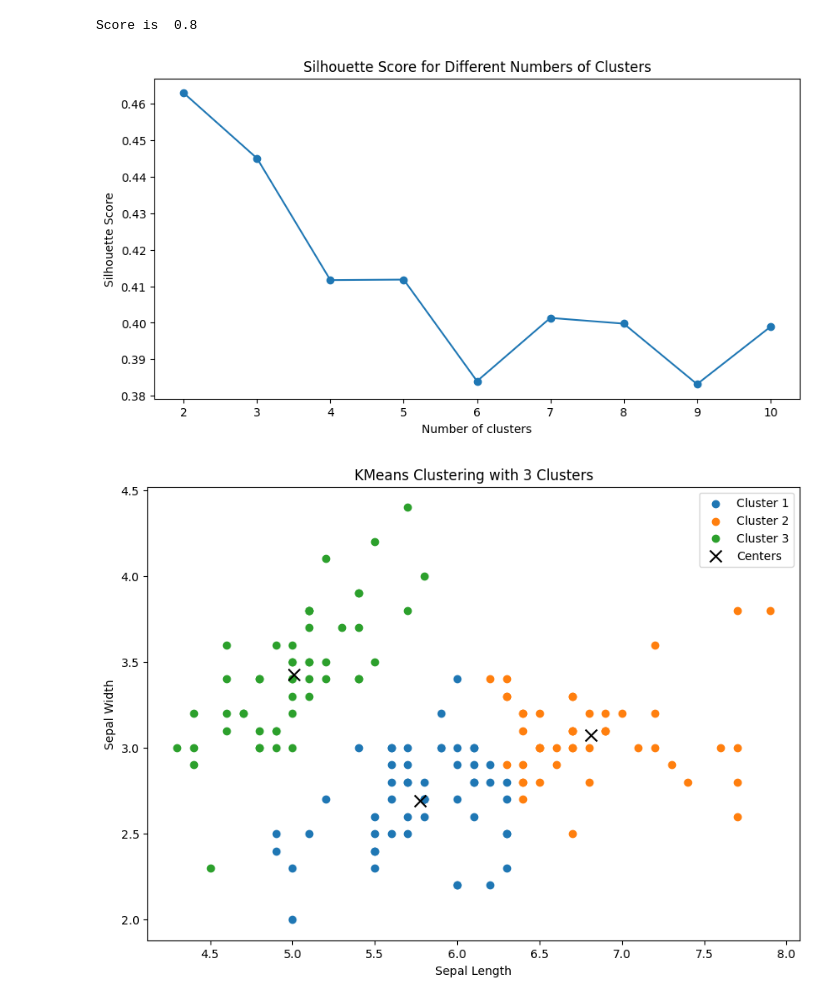
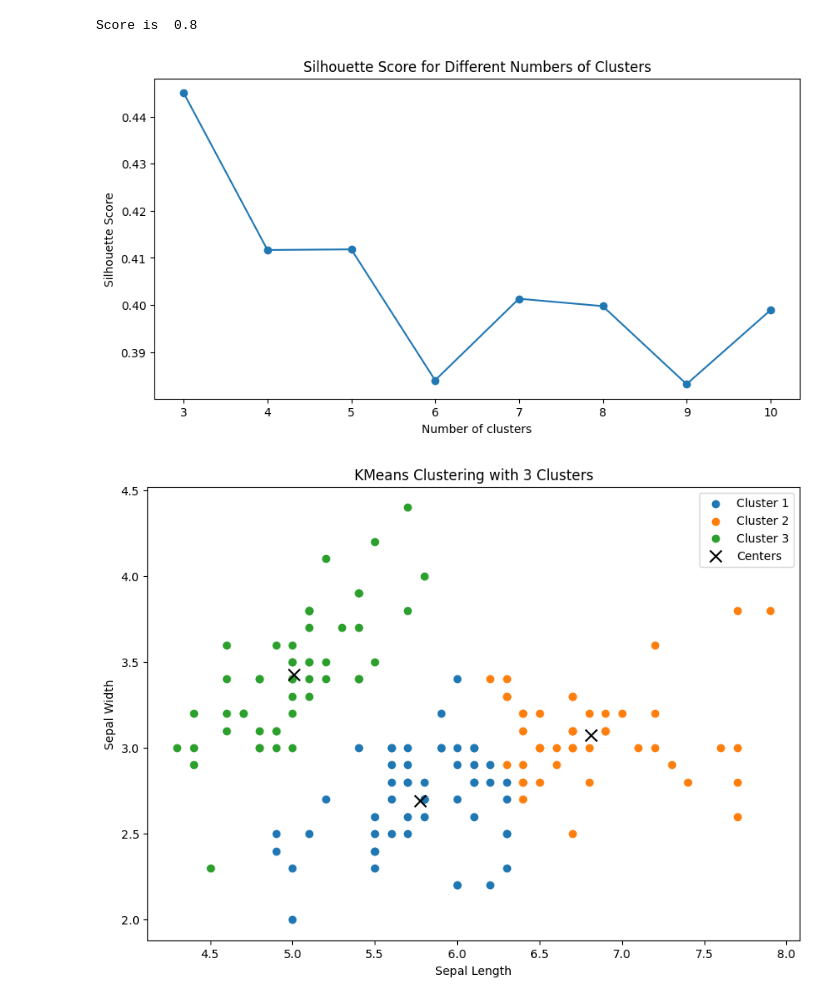
Before and after one commit to insani7y/mipt-financial-technologies, a Jupyter notebook: 1-semester/advanced-python/10-cluster/1-cluster.ipynb, the cells around one changed output. Drawn from its saved outputs; the diff is of its cells as text; code cells hidden in the pictures.

```diff
--- a/1-semester/advanced-python/10-cluster/1-cluster.ipynb
+++ b/1-semester/advanced-python/10-cluster/1-cluster.ipynb
@@ -54,37 +54,37 @@ X = iris.data[:, :2]
 
 # Поиск оптимального числа кластеров
 silhouette_scores = []
-for n_clusters in range(2, 11):
+for n_clusters in range(3, 11):
     kmeans = KMeans(n_clusters=n_clusters, random_state=0)
     kmeans.fit(X)
     score = silhouette_score(X, kmeans.labels_)
     silhouette_scores.append(score)
 
 # Определение оптимального числа кластеров
 optimal_clusters = np.argmax(silhouette_scores) + 3  # +3, потому что начинаем с 3 кластеров
 
 # Визуализация silhouette scores
 plt.figure(figsize=(10, 5))
-plt.plot(range(2, 11), silhouette_scores, marker='o')
+plt.plot(range(3, 11), silhouette_scores, marker='o')
 plt.xlabel('Number of clusters')
 plt.ylabel('Silhouette Score')
 plt.title('Silhouette Score for Different Numbers of Clusters')
 plt.show()
 
 # Обучение KMeans с оптимальным числом кластеров
 kmeans = KMeans(n_clusters=optimal_clusters, random_state=0)
 kmeans.fit(X)
 
 # Визуализация кластеров
 plt.figure(figsize=(10, 7))
 for i in range(optimal_clusters):
     plt.scatter(X[kmeans.labels_ == i, 0], X[kmeans.labels_ == i, 1], label=f'Cluster {i+1}')
 plt.scatter(kmeans.cluster_centers_[:, 0], kmeans.cluster_centers_[:, 1], s=100, c='black', marker='x', label='Centers')
 plt.xlabel('Sepal Length')
 plt.ylabel('Sepal Width')
 plt.title(f'KMeans Clustering with {optimal_clusters} Clusters')
 plt.legend()
 plt.show()
 # %% [output]
-[figure, old version]
+[figure, new version]
 [figure]
```
